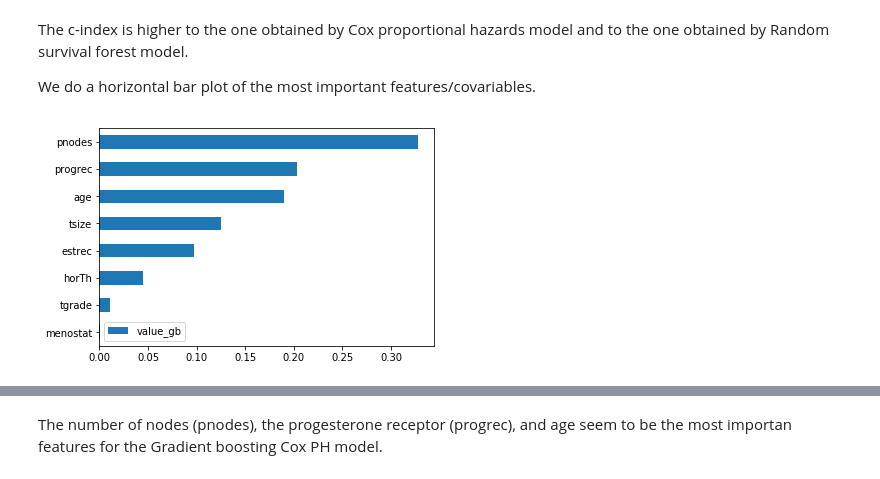
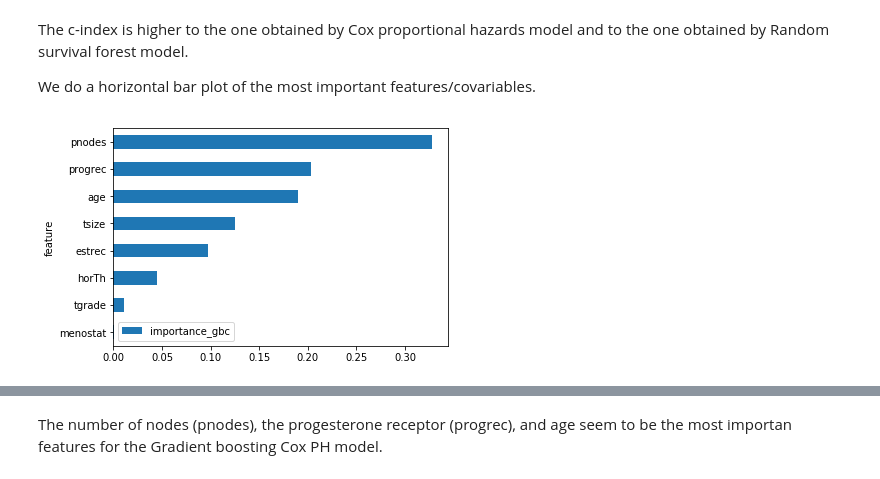
Before and after one commit to alonsosilvaallende/Survival_Analysis, a Jupyter notebook: Random_Survival_Forest_vs_Gradient_Boosting_Cox_PH_a_practical_guide.ipynb, the cells around one changed output, grey strips where cells are left out. Cells and saved outputs as stored; diff of their text form; code cells hidden in the pictures.

Commit message:
Add feature importance scores to GB Cox PH

```diff
--- a/Random_Survival_Forest_vs_Gradient_Boosting_Cox_PH_a_practical_guide.ipynb
+++ b/Random_Survival_Forest_vs_Gradient_Boosting_Cox_PH_a_practical_guide.ipynb
@@ -349,10 +349,10 @@ We do a horizontal bar plot of the most important features/covariables.
 # %%
 # feature importance
 fi_gb = gb.feature_importances_
 rfi_gb =  np.abs(fi_gb)/np.sum(np.abs(fi_gb))
 lab = X_trn.columns
-df_fi_gb = pd.DataFrame({'lab_gb': lab, 'value_gb': rfi_gb}, index=lab)
-df_fi_gb = df_fi_gb.sort_values(by='value_gb', ascending=True)
-df_fi_gb.plot.barh(y='value_gb');
+df_fi_gb = pd.DataFrame({'feature': lab, 'importance_gbc': rfi_gb}).set_index('feature')
+df_fi_gb = df_fi_gb.sort_values(by='importance_gbc', ascending=True)
+df_fi_gb.plot.barh(y='importance_gbc');
 # %% [output]
-[figure, old version]
+[figure, new version]
```
Also changed, not shown: parts of 4 cells of this notebook.
